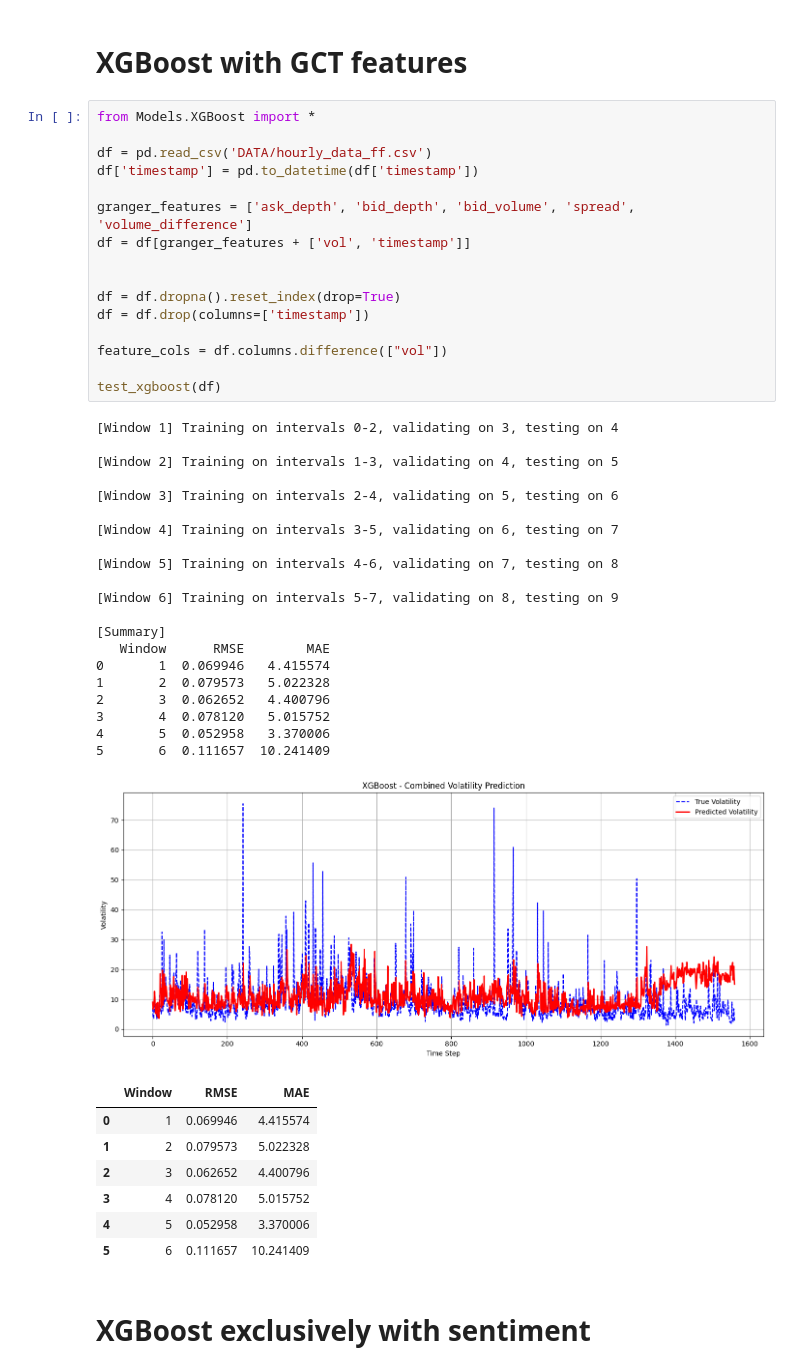
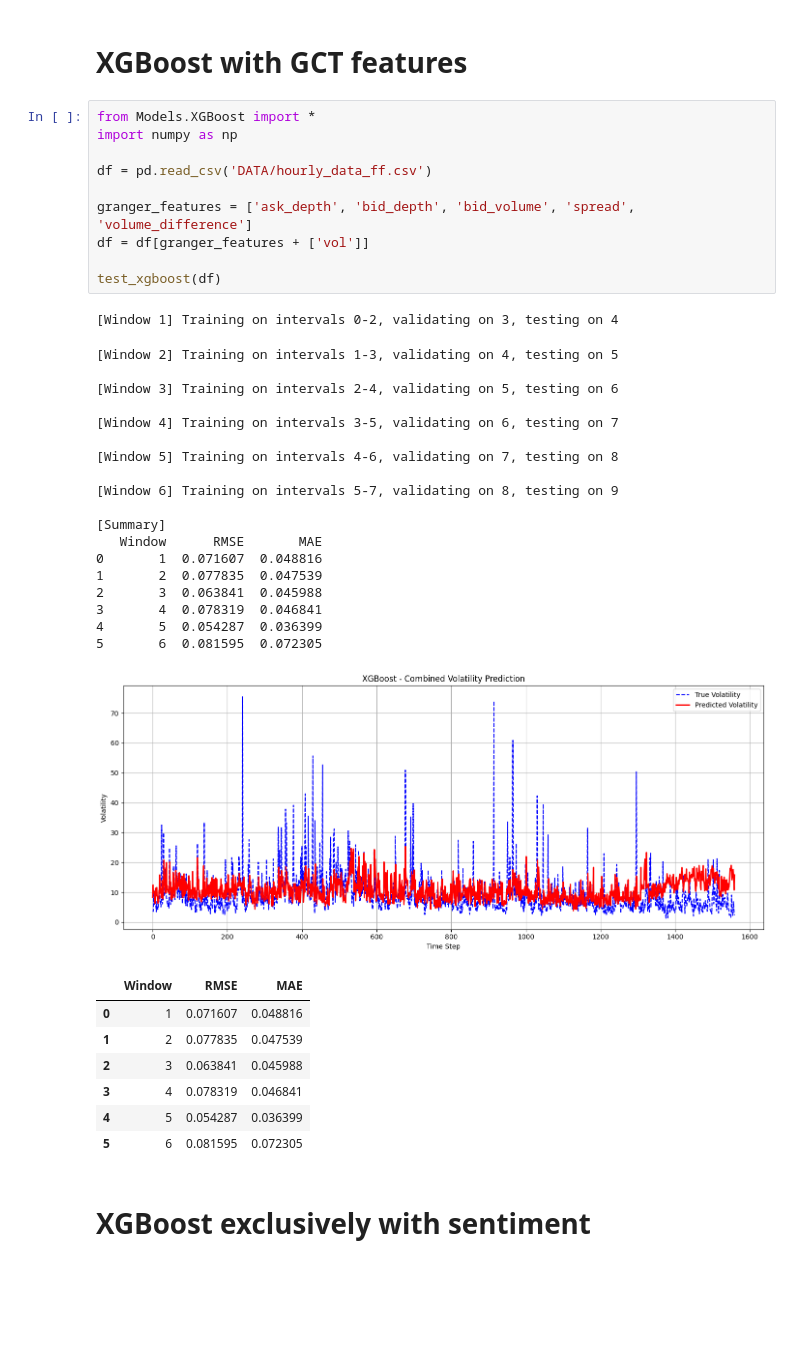
Before and after one commit to AugusteDP-git/bitcoin-volatility-forecasting, a Jupyter notebook: main.ipynb, the cells around one changed output. Cells and saved outputs as stored; diff of their text form; blank space fills up the shorter version.

```diff
--- a/main.ipynb
+++ b/main.ipynb
@@ -645,49 +642,42 @@ test_xgboost(df)
 # XGBoost with GCT features
 # %%
 from Models.XGBoost import *
+import numpy as np
 
 df = pd.read_csv('DATA/hourly_data_ff.csv')
-df['timestamp'] = pd.to_datetime(df['timestamp'])
 
 granger_features = ['ask_depth', 'bid_depth', 'bid_volume', 'spread', 'volume_difference']
-df = df[granger_features + ['vol', 'timestamp']]
-
-
-df = df.dropna().reset_index(drop=True)
-df = df.drop(columns=['timestamp'])
-
-feature_cols = df.columns.difference(["vol"])
+df = df[granger_features + ['vol']]
 
 test_xgboost(df)
 # %% [output]
 [Window 1] Training on intervals 0-2, validating on 3, testing on 4
-
-[Window 2] Training on intervals 1-3, validating on 4, testing on 5
-
-[Window 3] Training on intervals 2-4, validating on 5, testing on 6
-
-[Window 4] Training on intervals 3-5, validating on 6, testing on 7
-
-[Window 5] Training on intervals 4-6, validating on 7, testing on 8
-
-[Window 6] Training on intervals 5-7, validating on 8, testing on 9
-
-[Summary]
-   Window      RMSE        MAE
-0       1  0.069946   4.415574
-1       2  0.079573   5.022328
-2       3  0.062652   4.400796
-3       4  0.078120   5.015752
-4       5  0.052958   3.370006
-5       6  0.111657  10.241409
+[Window 2] Training on intervals 1-3, validating on 4, testing on 5
+
+[Window 3] Training on intervals 2-4, validating on 5, testing on 6
+
+[Window 4] Training on intervals 3-5, validating on 6, testing on 7
+
+[Window 5] Training on intervals 4-6, validating on 7, testing on 8
+
+[Window 6] Training on intervals 5-7, validating on 8, testing on 9
+
+[Summary]
+   Window      RMSE       MAE
+0       1  0.071607  0.048816
+1       2  0.077835  0.047539
+2       3  0.063841  0.045988
+3       4  0.078319  0.046841
+4       5  0.054287  0.036399
+5       6  0.081595  0.072305
-[figure, old version]
+[figure, new version]
 |  | Window | RMSE | MAE |
-| 0 | 1 | 0.069946 | 4.415574 |
-| 1 | 2 | 0.079573 | 5.022328 |
-| 2 | 3 | 0.062652 | 4.400796 |
-| 3 | 4 | 0.078120 | 5.015752 |
-| 4 | 5 | 0.052958 | 3.370006 |
-| 5 | 6 | 0.111657 | 10.241409 |
+| 0 | 1 | 0.071607 | 0.048816 |
+| 1 | 2 | 0.077835 | 0.047539 |
+| 2 | 3 | 0.063841 | 0.045988 |
+| 3 | 4 | 0.078319 | 0.046841 |
+| 4 | 5 | 0.054287 | 0.036399 |
+| 5 | 6 | 0.081595 | 0.072305 |
 # %% [markdown]
 # XGBoost exclusively with sentiment
 # %%
```
Also changed, not shown: parts of 5 cells of this notebook, 4 other files.
